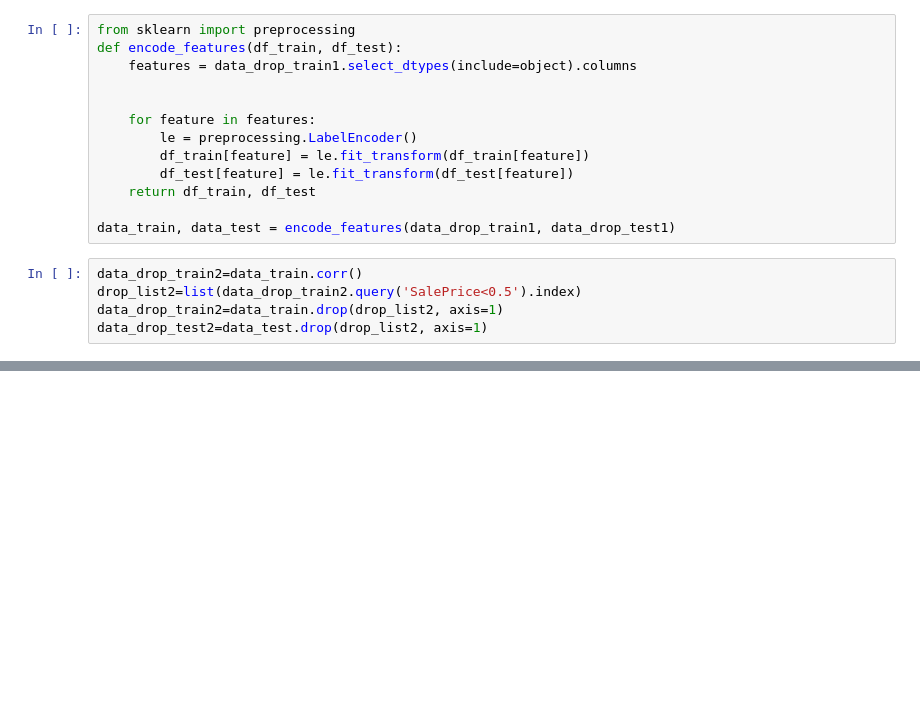
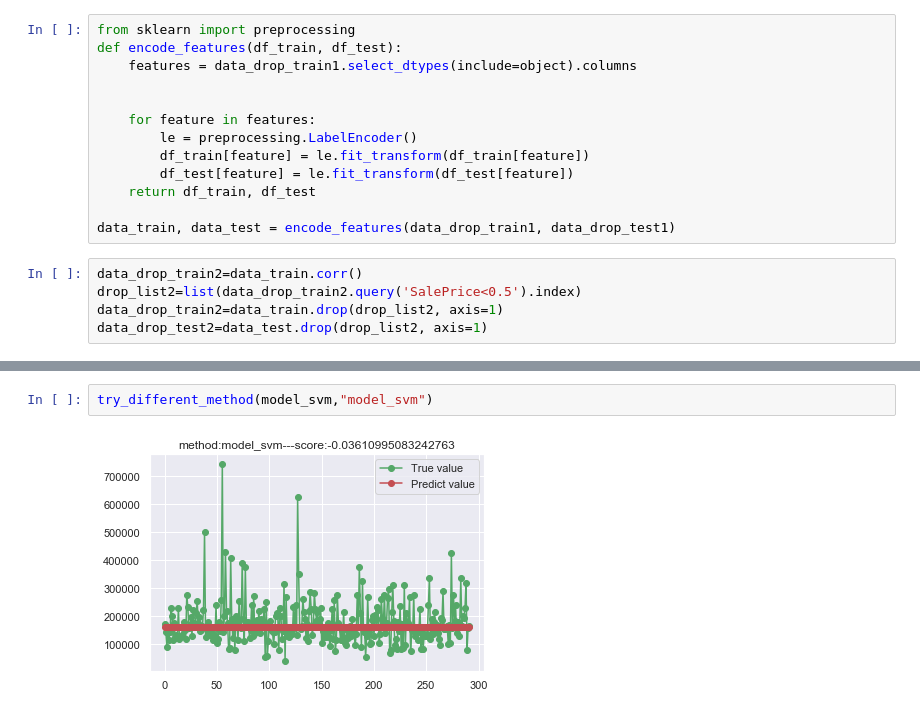
Before and after one commit to kfvris/house_price, a Jupyter notebook: housePrices.ipynb, the cells around one changed output, grey strips where cells are left out. Cells and saved outputs as stored; diff of their text form; blank space fills up the shorter version.

```diff
--- a/housePrices.ipynb
+++ b/housePrices.ipynb
@@ -147,0 +152,4 @@ data_test1
+# %%
+try_different_method(model_svm,"model_svm")
+# %% [output]
+[figure, added]
```
Also changed, not shown: parts of 24 cells of this notebook, 1 other file.
